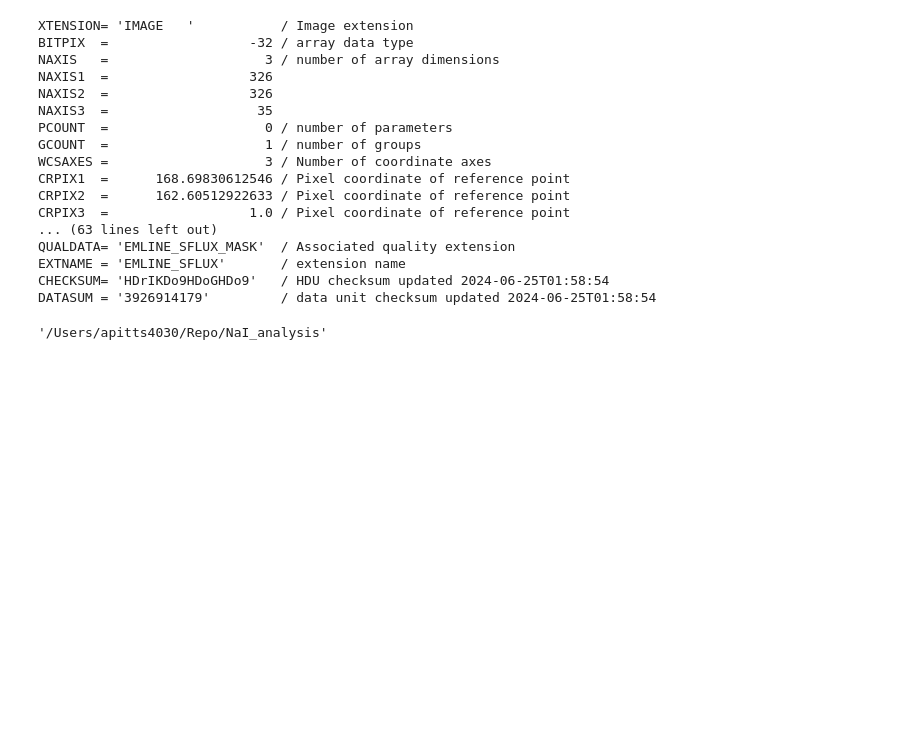
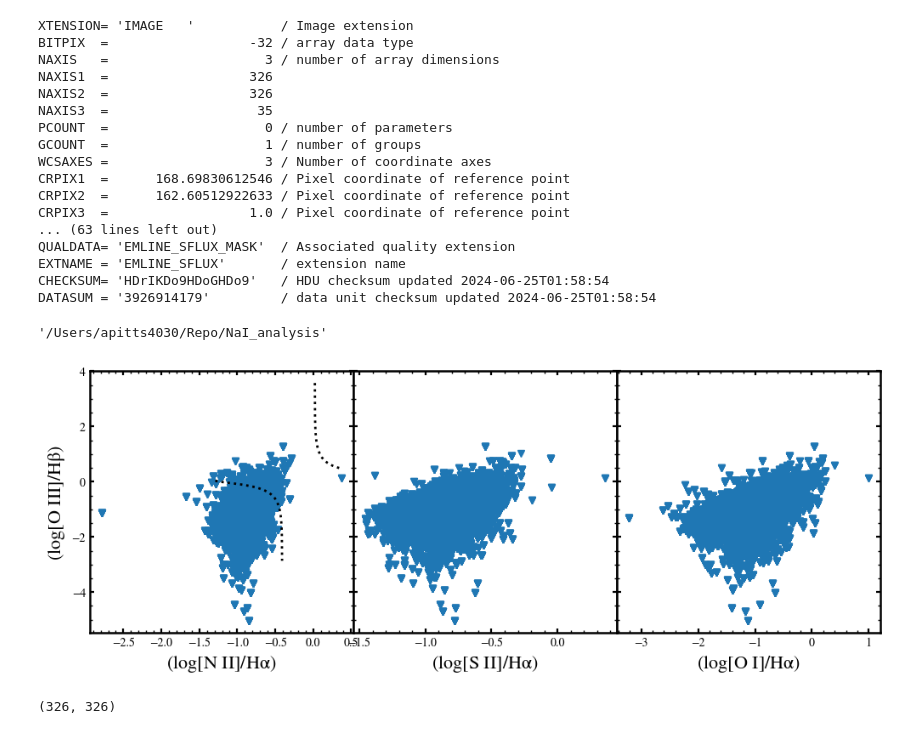
Before and after one commit to aj-pitts/NaI_analysis, a Jupyter notebook: Testing.ipynb, the cells around one changed output. Saved outputs shown, nothing was run; the diff lists cells and outputs as text; code cells hidden in the pictures; blank space fills up the shorter version.

```diff
--- a/Testing.ipynb
+++ b/Testing.ipynb
@@ -153,0 +200,3 @@ test = 100 * u.m
+# %%
+def demarcation(ratio):
+    return 0.61 / np.log10((ratio) - 0.05) + 1.3
@@ -153,0 +221,21 @@ test = 100 * u.m
+# %%
+fig, ax = plt.subplots(1,3,figsize=(12,4),sharey=True)
+ax[0].plot(np.log10(nii_ha.flatten()),np.log10(oiii_hb.flatten()),'v')
+ax[0].plot(line, demarc, 'k', linestyle='dotted')
+ax[0].set_ylabel(r"$\mathrm{log\ ([O\ III]/H \beta)}$")
+ax[0].set_xlabel(r"$\mathrm{log\ ([N\ II]/H \alpha)}$")
+
+ax[1].plot(np.log10(sii_ha.flatten()),np.log10(oiii_hb.flatten()), 'v')
+ax[1].plot(np.log10(fake_siiha), demarcation(fake_siiha), 'k', linestyle='dotted')
+ax[1].set_xlabel(r"$\mathrm{log\ ([S\ II]/H \alpha)}$")
+
+ax[2].plot(np.log10(oi_ha.flatten()),np.log10(oiii_hb.flatten()), 'v')
+ax[2].plot(np.log10(fake_oiha), demarcation(fake_oiha), 'k', linestyle='dotted')
+ax[2].set_xlabel(r"$\mathrm{log\ ([O\ I]/H \alpha)}$")
+fig.subplots_adjust(hspace=0,wspace=0)
+# %% [output]
+[figure, added]
+# %%
+oiii_hb.shape
+# %% [output]
+(326, 326)
```
Also changed, not shown: parts of 21 cells of this notebook, 7 other files.
